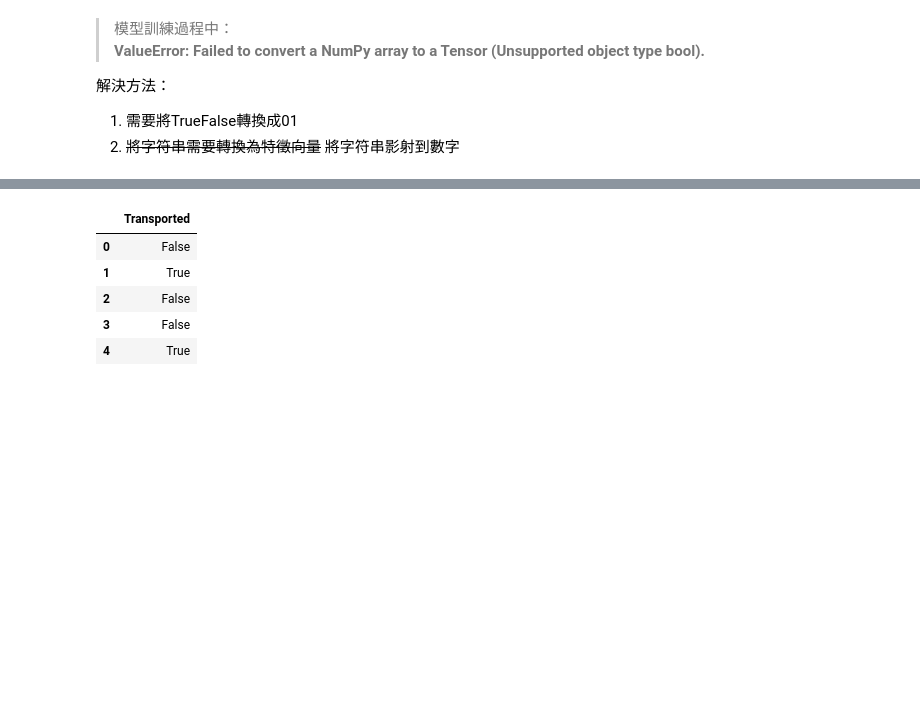
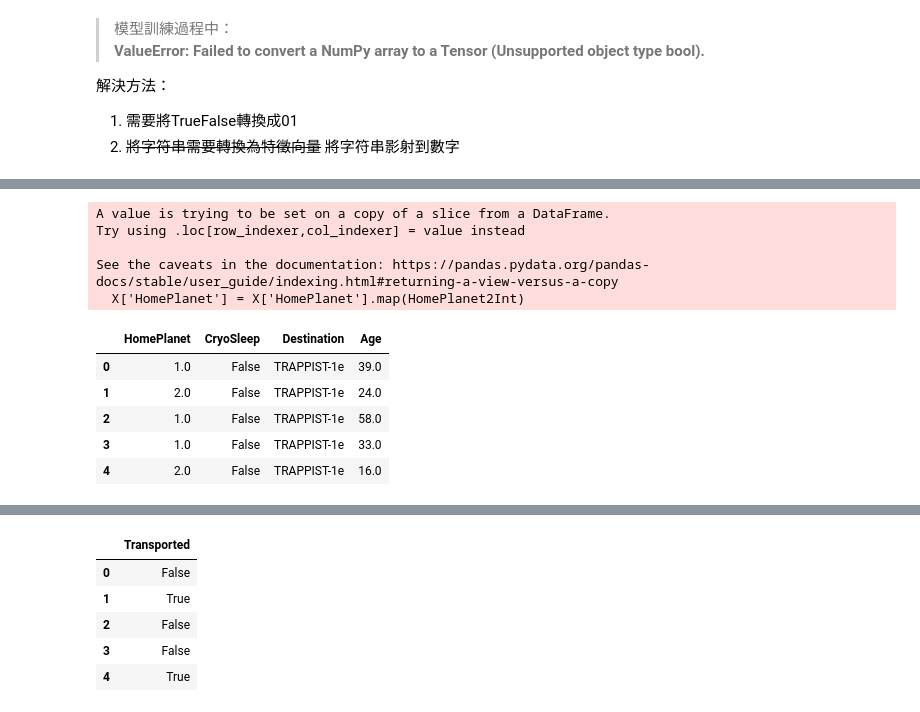
Before and after one commit to danyow-cheung/kaggle_practise, a Jupyter notebook: Spaceship-titanic/spaceship-titanic-predict.ipynb, the cells around one changed output, grey strips where cells are left out. Drawn from its saved outputs; the diff is of its cells as text; code cells hidden in the pictures; blank space fills up the shorter version.

```diff
--- a/Spaceship-titanic/spaceship-titanic-predict.ipynb
+++ b/Spaceship-titanic/spaceship-titanic-predict.ipynb
@@ -321,0 +326,22 @@ X.head()
+# %%
+HomePlanet2Int = {
+    'Europa':1,
+    'Earth':2,
+    "Marz":3,
+    # 解決空數值的問題
+    "NaN":4
+}
+X['HomePlanet'] = X['HomePlanet'].map(HomePlanet2Int)
+X.head()
+# %% [output]
+A value is trying to be set on a copy of a slice from a DataFrame.
+Try using .loc[row_indexer,col_indexer] = value instead
+
+See the caveats in the documentation: https://pandas.pydata.org/pandas-docs/stable/user_guide/indexing.html#returning-a-view-versus-a-copy
+  X['HomePlanet'] = X['HomePlanet'].map(HomePlanet2Int)
+|  | HomePlanet | CryoSleep | Destination | Age |
+| 0 | 1.0 | False | TRAPPIST-1e | 39.0 |
+| 1 | 2.0 | False | TRAPPIST-1e | 24.0 |
+| 2 | 1.0 | False | TRAPPIST-1e | 58.0 |
+| 3 | 1.0 | False | TRAPPIST-1e | 33.0 |
+| 4 | 2.0 | False | TRAPPIST-1e | 16.0 |
```
Also changed, not shown: parts of 26 cells of this notebook, 3 other files.
